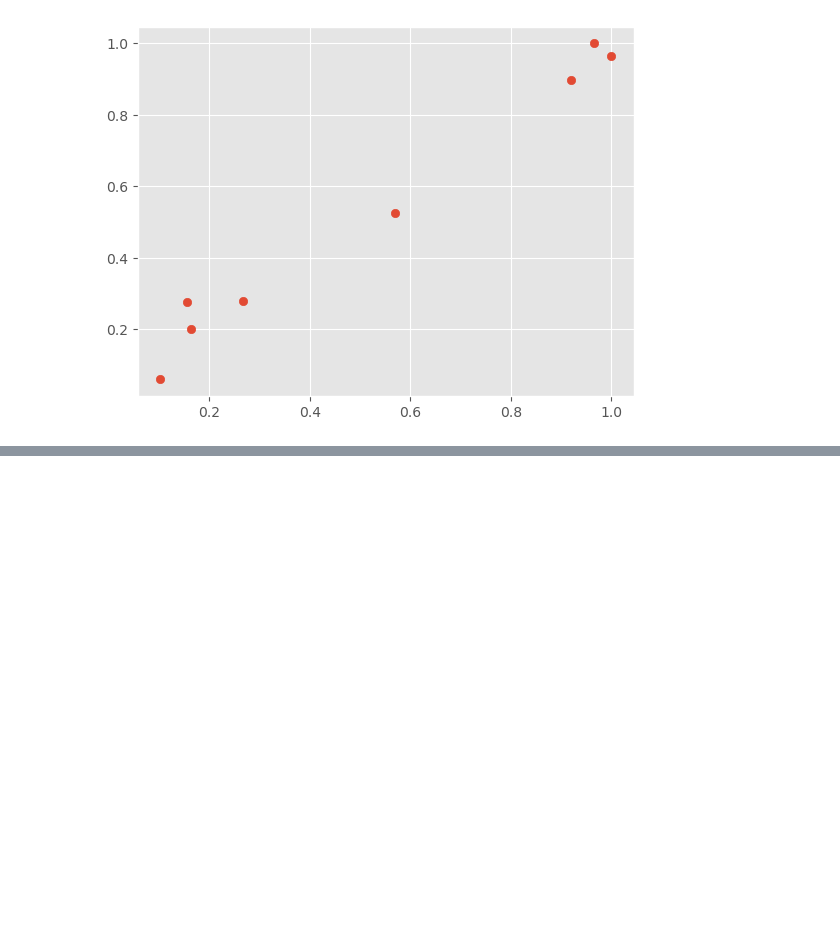
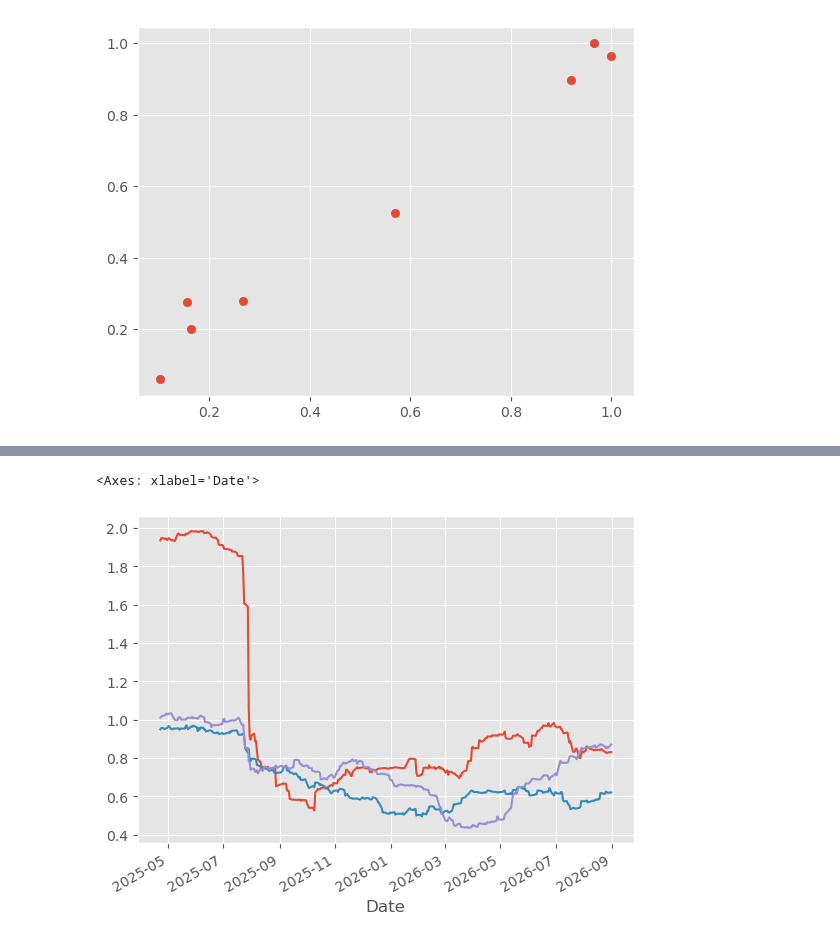
Before and after one commit to dev-innit/Financial-Data-Analysis-Project, a Jupyter notebook: base.ipynb, the cells around one changed output, grey strips where cells are left out. Cells and saved outputs as stored; diff of their text form; code cells hidden in the pictures; blank space fills up the shorter version.

Commit message:
track the change in stock price

```diff
--- a/base.ipynb
+++ b/base.ipynb
@@ -457,3 +457,9 @@ plt.scatter(df_corr.SPY, df_corr.VT)
 plt.show()
 # %% [output]
 [figure]
+# %%
+periods = 75
+
+vol = stock_dayily_pc.rolling(periods).std()
+
+vol
@@ -459,0 +481,7 @@ plt.show()
+# %%
+vol['SPY'].plot()
+vol['TLT'].plot()
+vol['DBA'].plot()
+# %% [output]
+<Axes: xlabel='Date'>
+[figure, added]
```
Also changed, not shown: parts of 1 cell of this notebook.
